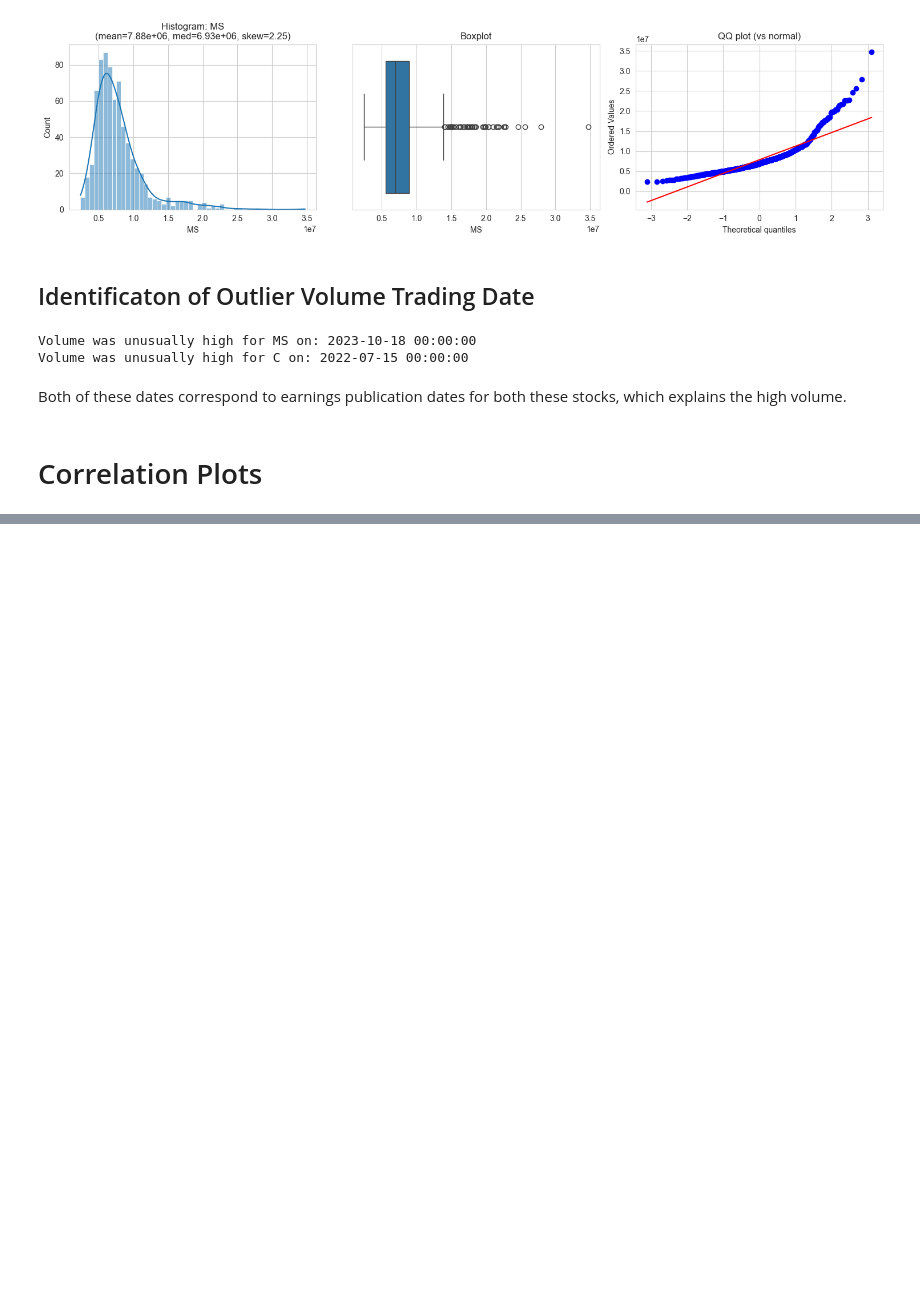
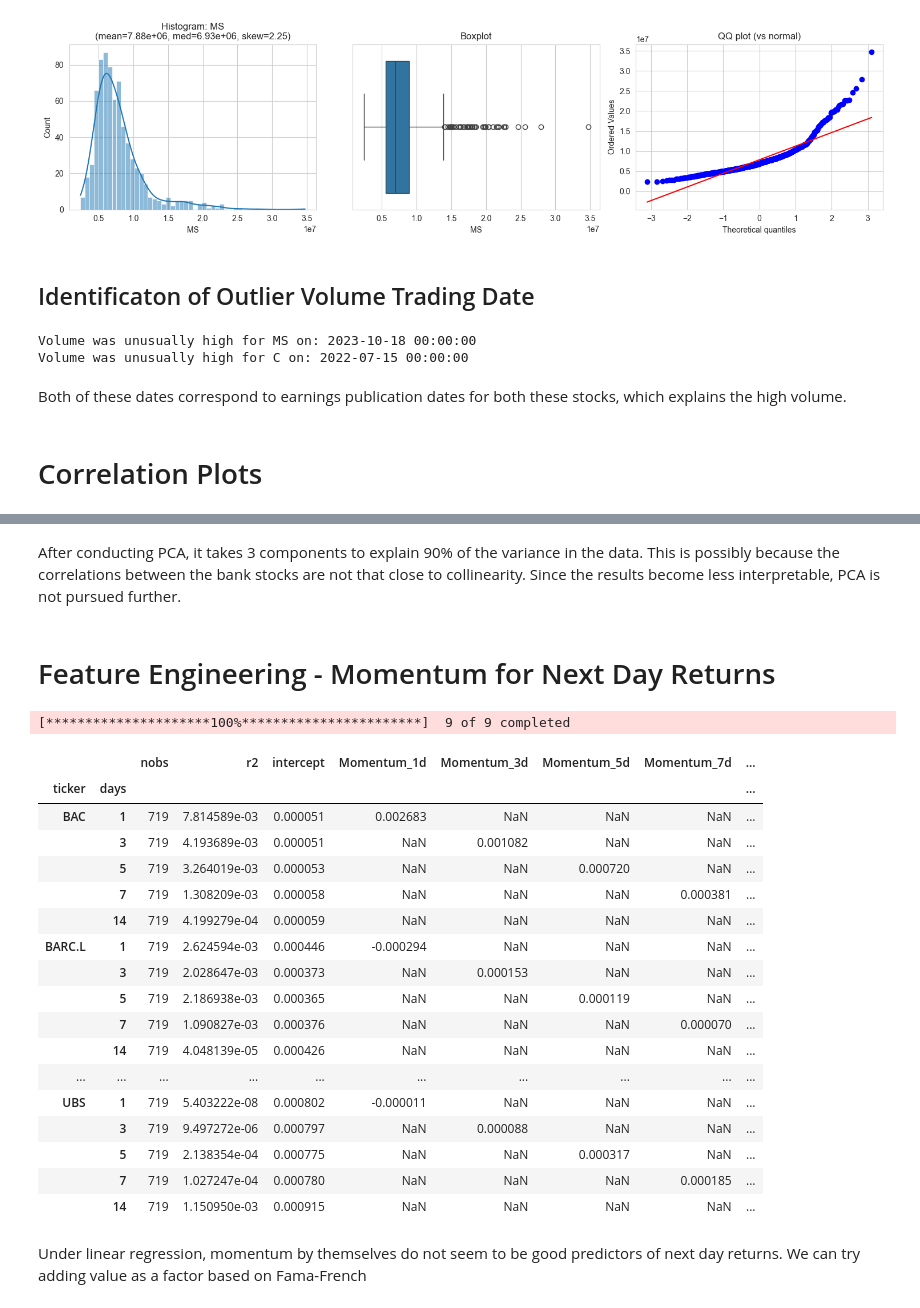
Before and after one commit to thexuanngu/QRT, a Jupyter notebook: Strategies/EDA/Strate1_eda.ipynb, the cells around one changed output, grey strips where cells are left out. Drawn from its saved outputs; the diff is of its cells as text; code cells hidden in the pictures; blank space fills up the shorter version.

```diff
--- a/Strategies/EDA/Strate1_eda.ipynb
+++ b/Strategies/EDA/Strate1_eda.ipynb
@@ -232,0 +337,68 @@ Currently note the following:
+# %% [markdown]
+After conducting PCA, it takes 3 components to explain 90% of the variance in the data. This is possibly because the correlations between the bank stocks are not that close to collinearity. Since the results become less interpretable, PCA is not pursued further.
+# %% [markdown]
+# Feature Engineering - Momentum for Next Day Returns
+# %%
+data = obtain_data()
+log_returns_df = data["Log_Returns"]
+
+# I want to use multiple day momentum as features for next day returns prediction
+momentum_days = [1, 3, 5, 7, 14]
+
+for days in momentum_days:
+    for ticker in tickers:
+        data[(f"Momentum_{days}d", f"{ticker}")] = data["Adj_Close"][ticker] - data["Adj_Close"][ticker].shift(days)
+
+data.dropna(inplace=True)
+
+# Now I need to run a parallelised linear regression of next day returns against these momentum features
+from statsmodels.regression.linear_model import OLS
+from joblib import Parallel, delayed
+import pandas as pd
+
+def _fit_ticker_regression(ticker: str, d: int) -> dict:
+    feature_cols = [(f"Momentum_{d}d", ticker)]
+    X = data.loc[:, feature_cols]
+    X.columns = [f"Momentum_{d}d"]
+    y = log_returns_df[ticker].shift(-1)
+    df = pd.concat([X, y.rename("y")], axis=1).dropna()
+    if df.empty:
+        return {"ticker": ticker, "days": d, "nobs": 0, "r2": float("nan"), "intercept": float("nan"), **{c: float("nan") for c in X.columns}}
+    X_const = sm.add_constant(df[X.columns])
+    model = OLS(df["y"], X_const)
+    res = model.fit()
+    return {
+        "ticker": ticker,
+        "days": d,
+        "nobs": int(len(df)),
+        "r2": float(res.rsquared),
+        "intercept": float(res.params["const"]),
+        **{name: float(res.params[name]) for name in X.columns},
+    }
+
+results = Parallel(n_jobs=-1, prefer="threads")(delayed(_fit_ticker_regression)(ticker, d) for ticker in tickers for d in momentum_days)
+regression_results = pd.DataFrame(results).set_index(["ticker", "days"])
+regression_results.sort_index(inplace=True)
+regression_results
+# %% [output]
+[*********************100%***********************]  9 of 9 completed
+|  |  | nobs | r2 | intercept | Momentum_1d | Momentum_3d | Momentum_5d | Momentum_7d | ... |
+| ticker | days |  |  |  |  |  |  |  | ... |
+| BAC | 1 | 719 | 7.814589e-03 | 0.000051 | 0.002683 | NaN | NaN | NaN | ... |
+|  | 3 | 719 | 4.193689e-03 | 0.000051 | NaN | 0.001082 | NaN | NaN | ... |
+|  | 5 | 719 | 3.264019e-03 | 0.000053 | NaN | NaN | 0.000720 | NaN | ... |
+|  | 7 | 719 | 1.308209e-03 | 0.000058 | NaN | NaN | NaN | 0.000381 | ... |
+|  | 14 | 719 | 4.199279e-04 | 0.000059 | NaN | NaN | NaN | NaN | ... |
+| BARC.L | 1 | 719 | 2.624594e-03 | 0.000446 | -0.000294 | NaN | NaN | NaN | ... |
+|  | 3 | 719 | 2.028647e-03 | 0.000373 | NaN | 0.000153 | NaN | NaN | ... |
+|  | 5 | 719 | 2.186938e-03 | 0.000365 | NaN | NaN | 0.000119 | NaN | ... |
+|  | 7 | 719 | 1.090827e-03 | 0.000376 | NaN | NaN | NaN | 0.000070 | ... |
+|  | 14 | 719 | 4.048139e-05 | 0.000426 | NaN | NaN | NaN | NaN | ... |
+| ... | ... | ... | ... | ... | ... | ... | ... | ... | ... |
+| UBS | 1 | 719 | 5.403222e-08 | 0.000802 | -0.000011 | NaN | NaN | NaN | ... |
+|  | 3 | 719 | 9.497272e-06 | 0.000797 | NaN | 0.000088 | NaN | NaN | ... |
+|  | 5 | 719 | 2.138354e-04 | 0.000775 | NaN | NaN | 0.000317 | NaN | ... |
+|  | 7 | 719 | 1.027247e-04 | 0.000780 | NaN | NaN | NaN | 0.000185 | ... |
+|  | 14 | 719 | 1.150950e-03 | 0.000915 | NaN | NaN | NaN | NaN | ... |
+# %% [markdown]
+Under linear regression, momentum by themselves do not seem to be good predictors of next day returns. We can try adding value as a factor based on Fama-French
```
Also changed, not shown: parts of 9 cells of this notebook, 2 other files.
